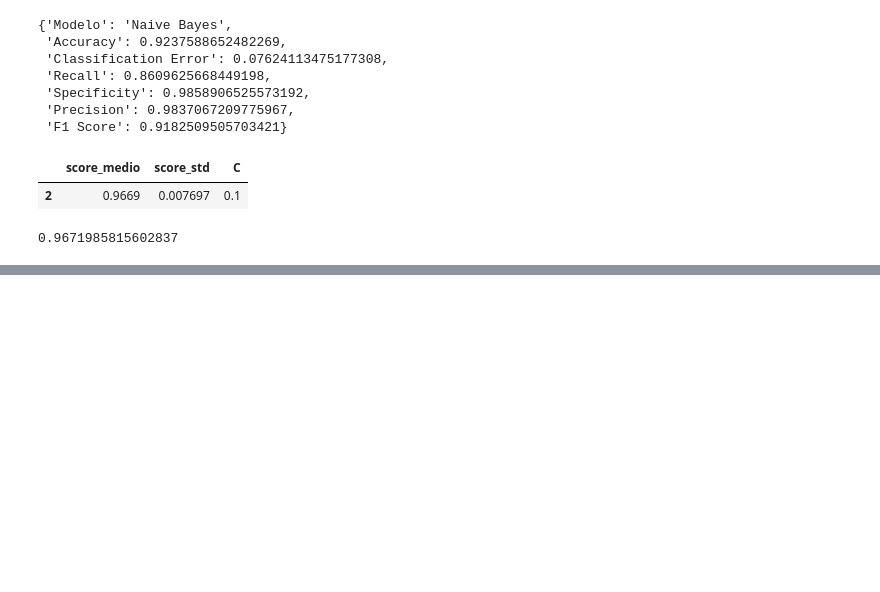
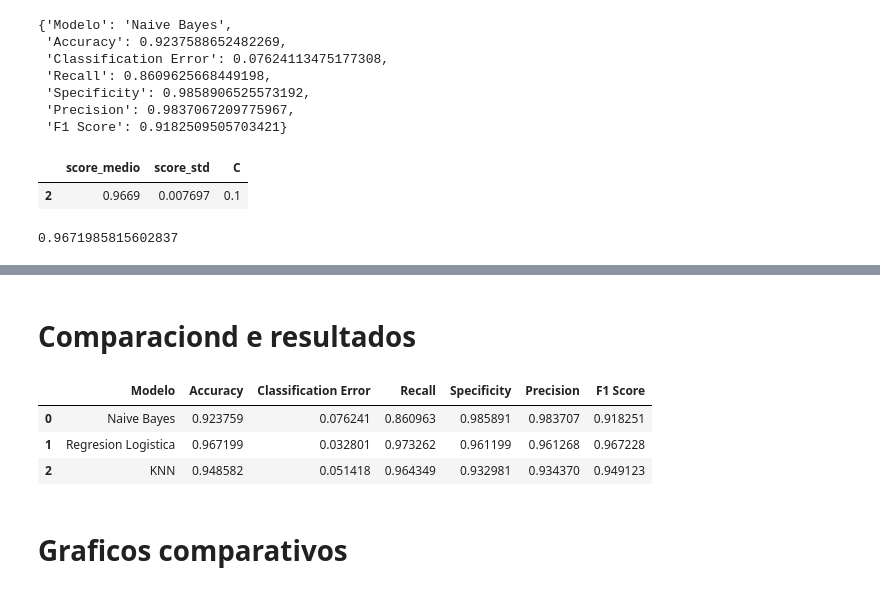
Before and after one commit to Paradis4432/Phishing-Machine-Learning, a Jupyter notebook: v1.ipynb, the cells around one changed output, grey strips where cells are left out. Cells and saved outputs as stored; diff of their text form; code cells hidden in the pictures; blank space fills up the shorter version.

```diff
--- a/v1.ipynb
+++ b/v1.ipynb
@@ -368,0 +475,21 @@ accLG
+# %%
+TP = matKNN[1, 1]
+TN = matKNN[0, 0]
+FP = matKNN[0, 1]
+FN = matKNN[1, 0]
+
+class_error_KNN = (1 - accKNN)
+recall_KNN = recall_score(y_test, ypredKNNtest)
+specificity_KNN = TN / (TN + FP)
+precision_KNN = precision_score(y_test, ypredKNNtest)
+f1_KNN = f1_score(y_test, ypredKNNtest)
+# %%
+dictKNN = {
+    'Modelo': 'KNN',
+    'Accuracy': accKNN,
+    'Classification Error': class_error_KNN,
+    'Recall': recall_KNN,
+    'Specificity': specificity_KNN,
+    'Precision': precision_KNN,
+    'F1 Score': f1_KNN,
+}
@@ -368,0 +506,16 @@ accLG
+# %% [markdown]
+# Comparaciond e resultados
+# %%
+allModels = [dictNB, dictLG, dictKNN]
+resultsAllModels = pd.DataFrame(allModels)
+
+resultsAllModels = resultsAllModels[['Modelo','Accuracy','Classification Error','Recall','Specificity','Precision','F1 Score']]
+# %%
+resultsAllModels
+# %% [output]
+|  | Modelo | Accuracy | Classification Error | Recall | Specificity | Precision | F1 Score |
+| 0 | Naive Bayes | 0.923759 | 0.076241 | 0.860963 | 0.985891 | 0.983707 | 0.918251 |
+| 1 | Regresion Logistica | 0.967199 | 0.032801 | 0.973262 | 0.961199 | 0.961268 | 0.967228 |
+| 2 | KNN | 0.948582 | 0.051418 | 0.964349 | 0.932981 | 0.934370 | 0.949123 |
+# %% [markdown]
+# Graficos comparativos
```
Also changed, not shown: parts of 21 cells of this notebook.
